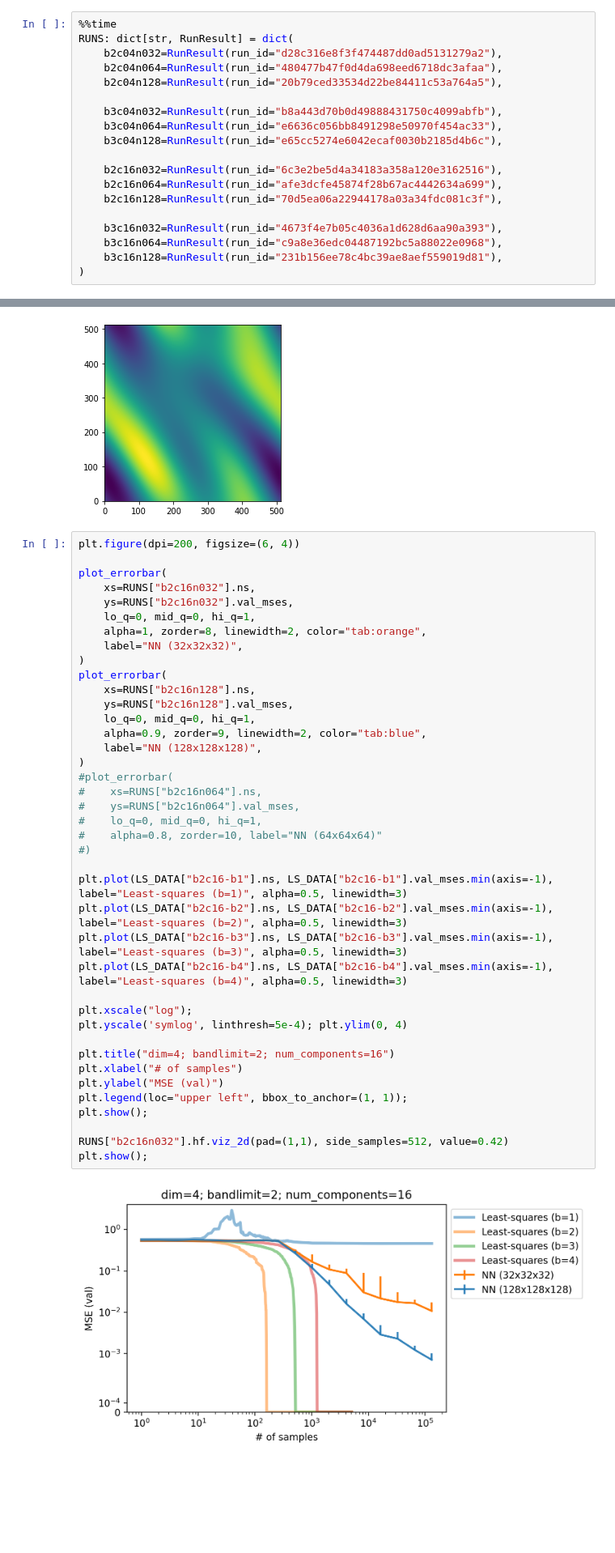
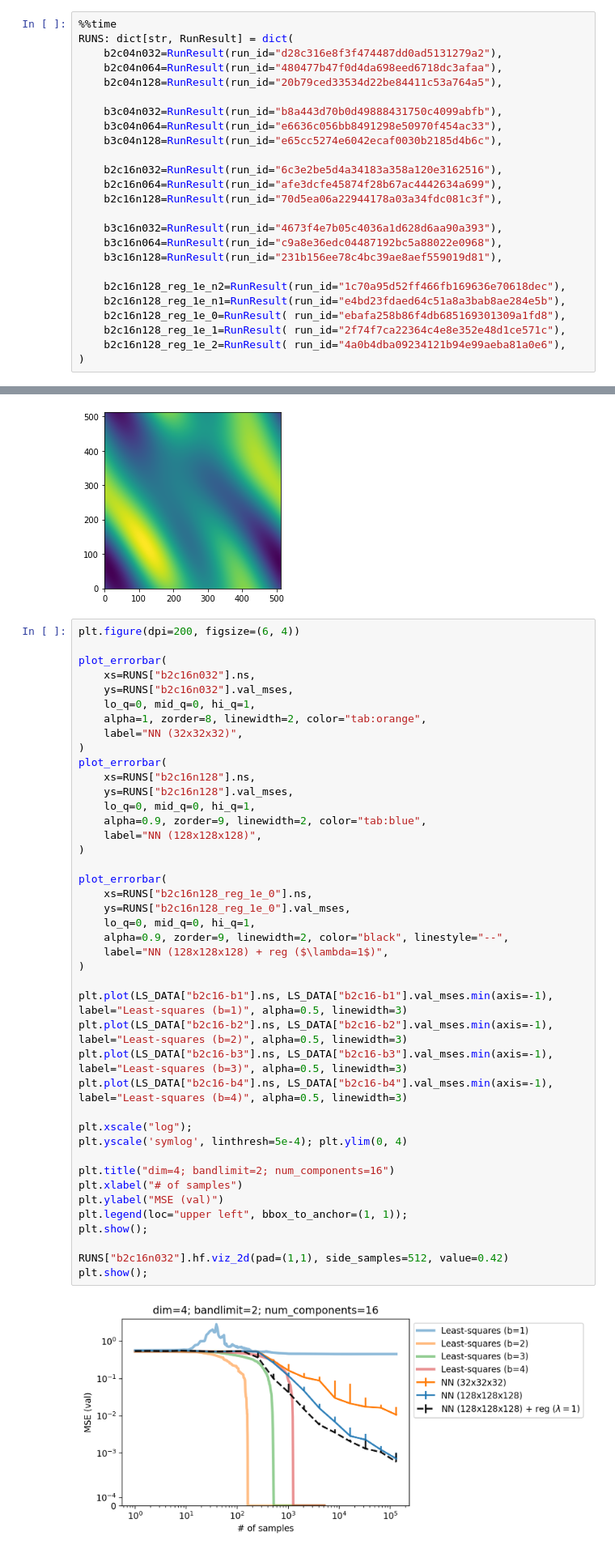
Before and after one commit to ed1d1a8d/scaling, a Jupyter notebook: notebooks/harmonic-plots.ipynb, the cells around one changed output, grey strips where cells are left out. Shown at 81% size. Cells and saved outputs as stored; diff of their text form; blank space fills up the shorter version.

Commit message:
More updates to plots

```diff
--- a/notebooks/harmonic-plots.ipynb
+++ b/notebooks/harmonic-plots.ipynb
@@ -122,5 +122,11 @@ RUNS: dict[str, RunResult] = dict(
     b3c16n032=RunResult(run_id="4673f4e7b05c4036a1d628d6aa90a393"),
     b3c16n064=RunResult(run_id="c9a8e36edc04487192bc5a88022e0968"),
     b3c16n128=RunResult(run_id="231b156ee78c4bc39ae8aef559019d81"),
+
+    b2c16n128_reg_1e_n2=RunResult(run_id="1c70a95d52ff466fb169636e70618dec"),
+    b2c16n128_reg_1e_n1=RunResult(run_id="e4bd23fdaed64c51a8a3bab8ae284e5b"),
+    b2c16n128_reg_1e_0=RunResult( run_id="ebafa258b86f4db685169301309a1fd8"),
+    b2c16n128_reg_1e_1=RunResult( run_id="2f74f7ca22364c4e8e352e48d1ce571c"),
+    b2c16n128_reg_1e_2=RunResult( run_id="4a0b4dba09234121b94e99aeba81a0e6"),
 )
 # %% [output]
@@ -377,40 +393,42 @@ plot_errorbar(
     ys=RUNS["b2c16n032"].val_mses,
     lo_q=0, mid_q=0, hi_q=1,
     alpha=1, zorder=8, linewidth=2, color="tab:orange",
     label="NN (32x32x32)",
 )
 plot_errorbar(
     xs=RUNS["b2c16n128"].ns,
     ys=RUNS["b2c16n128"].val_mses,
     lo_q=0, mid_q=0, hi_q=1,
     alpha=0.9, zorder=9, linewidth=2, color="tab:blue",
     label="NN (128x128x128)",
 )
-#plot_errorbar(
-#    xs=RUNS["b2c16n064"].ns,
-#    ys=RUNS["b2c16n064"].val_mses,
-#    lo_q=0, mid_q=0, hi_q=1,
-#    alpha=0.8, zorder=10, label="NN (64x64x64)"
-#)
+
+plot_errorbar(
+    xs=RUNS["b2c16n128_reg_1e_0"].ns,
+    ys=RUNS["b2c16n128_reg_1e_0"].val_mses,
+    lo_q=0, mid_q=0, hi_q=1,
+    alpha=0.9, zorder=9, linewidth=2, color="black", linestyle="--",
+    label="NN (128x128x128) + reg ($\lambda=1$)",
+)
 
 plt.plot(LS_DATA["b2c16-b1"].ns, LS_DATA["b2c16-b1"].val_mses.min(axis=-1), label="Least-squares (b=1)", alpha=0.5, linewidth=3)
 plt.plot(LS_DATA["b2c16-b2"].ns, LS_DATA["b2c16-b2"].val_mses.min(axis=-1), label="Least-squares (b=2)", alpha=0.5, linewidth=3)
 plt.plot(LS_DATA["b2c16-b3"].ns, LS_DATA["b2c16-b3"].val_mses.min(axis=-1), label="Least-squares (b=3)", alpha=0.5, linewidth=3)
 plt.plot(LS_DATA["b2c16-b4"].ns, LS_DATA["b2c16-b4"].val_mses.min(axis=-1), label="Least-squares (b=4)", alpha=0.5, linewidth=3)
 
 plt.xscale("log");
 plt.yscale('symlog', linthresh=5e-4); plt.ylim(0, 4)
 
 plt.title("dim=4; bandlimit=2; num_components=16")
 plt.xlabel("# of samples")
 plt.ylabel("MSE (val)")
 plt.legend(loc="upper left", bbox_to_anchor=(1, 1));
 plt.show();
 
 RUNS["b2c16n032"].hf.viz_2d(pad=(1,1), side_samples=512, value=0.42)
 plt.show();
 # %% [output]
-[figure, old version]
+[figure, new version]
 [figure]
 # %%
 plt.figure(dpi=200, figsize=(6, 4))
```
Also changed, not shown: parts of 4 cells of this notebook, 1 other file.
